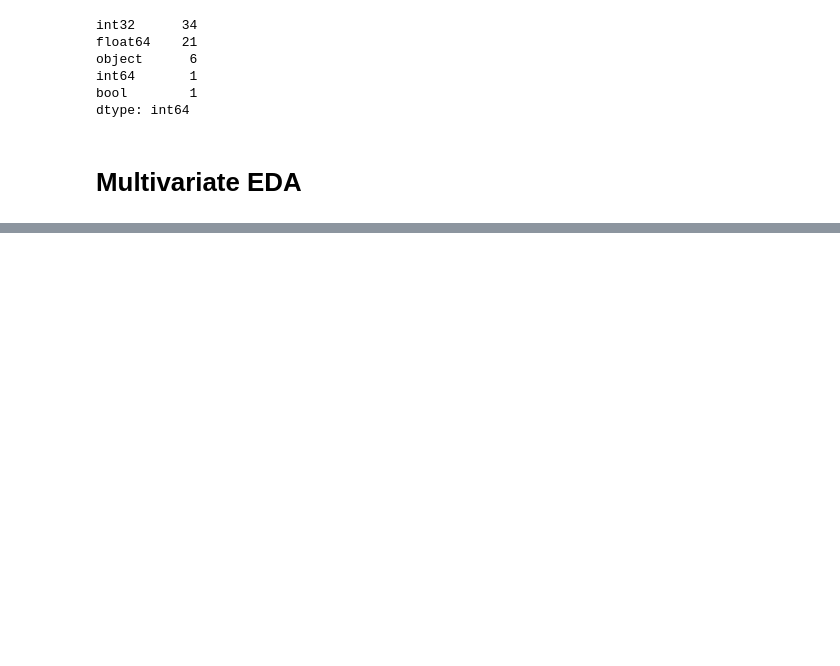
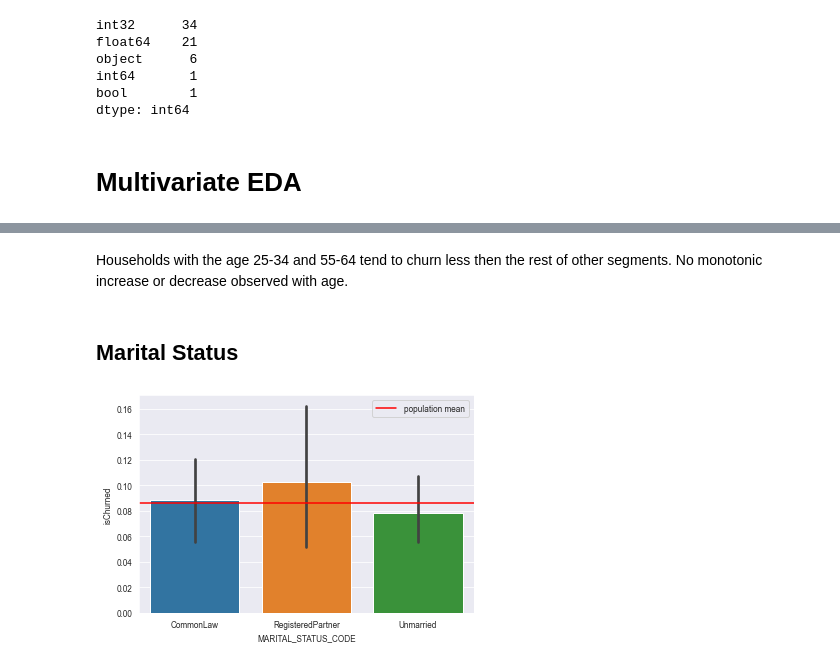
Before and after one commit to RufinoMartin/Retail-Marketing-Campaign, a Jupyter notebook: Dunnhumby.ipynb, the cells around one changed output, grey strips where cells are left out. Drawn from its saved outputs; the diff is of its cells as text; code cells hidden in the pictures; blank space fills up the shorter version.

```diff
--- a/Dunnhumby.ipynb
+++ b/Dunnhumby.ipynb
@@ -1113,0 +1124,12 @@ Now we are able to pull correlations from all the variables and the churn effect
+# %% [markdown]
+Households with the age 25-34 and 55-64 tend to churn less then the rest of other segments.
+No monotonic increase or decrease observed with age.
+# %% [markdown]
+## Marital Status
+# %%
+ax = sns.barplot(x="MARITAL_STATUS_CODE",y="isChurned",data=df_final,order=["CommonLaw","RegisteredPartner","Unmarried"])
+ax.axhline(y=df_final.isChurned.sum()/len(df_final),c="red",label="population mean")
+ax.legend()
+plt.show()
+# %% [output]
+[figure, added]
```
Also changed, not shown: parts of 41 cells of this notebook.
